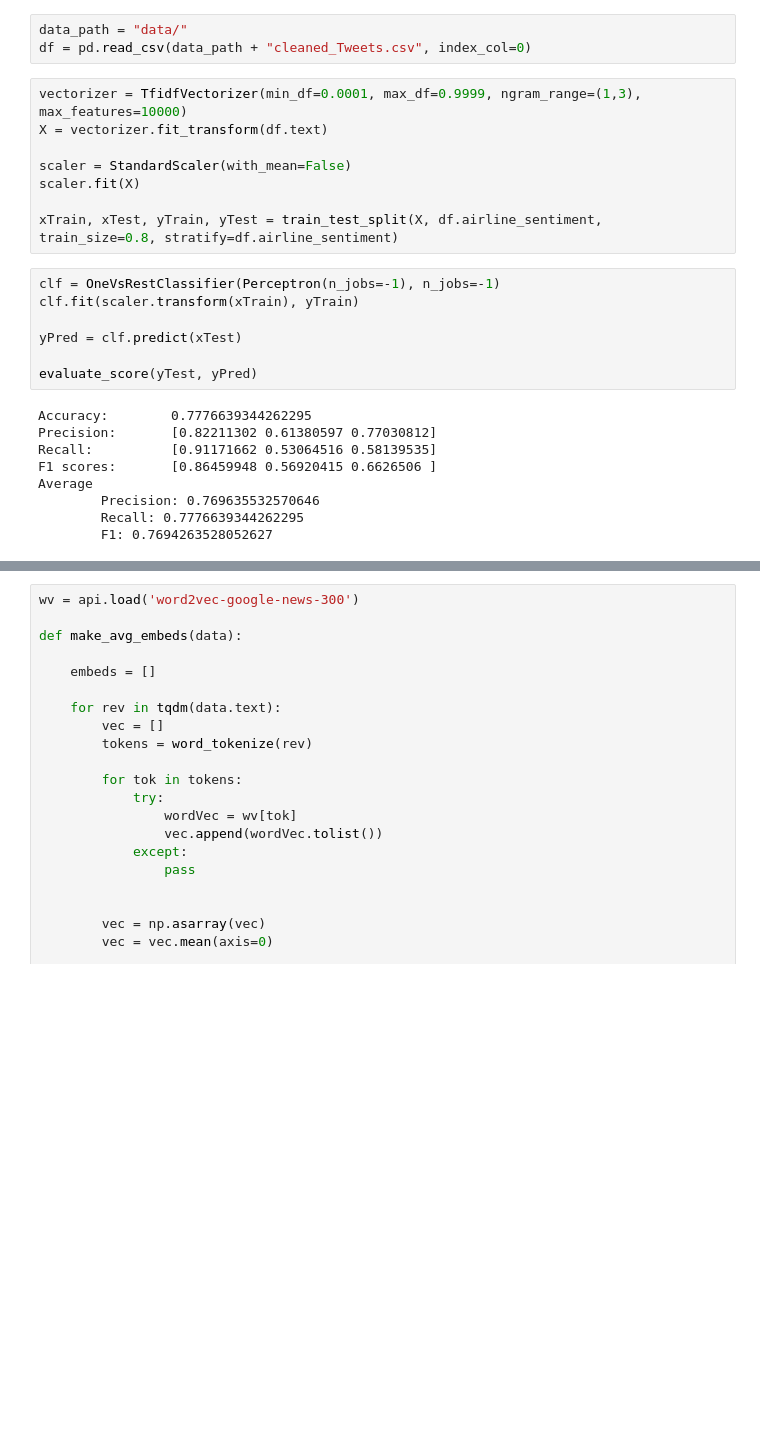
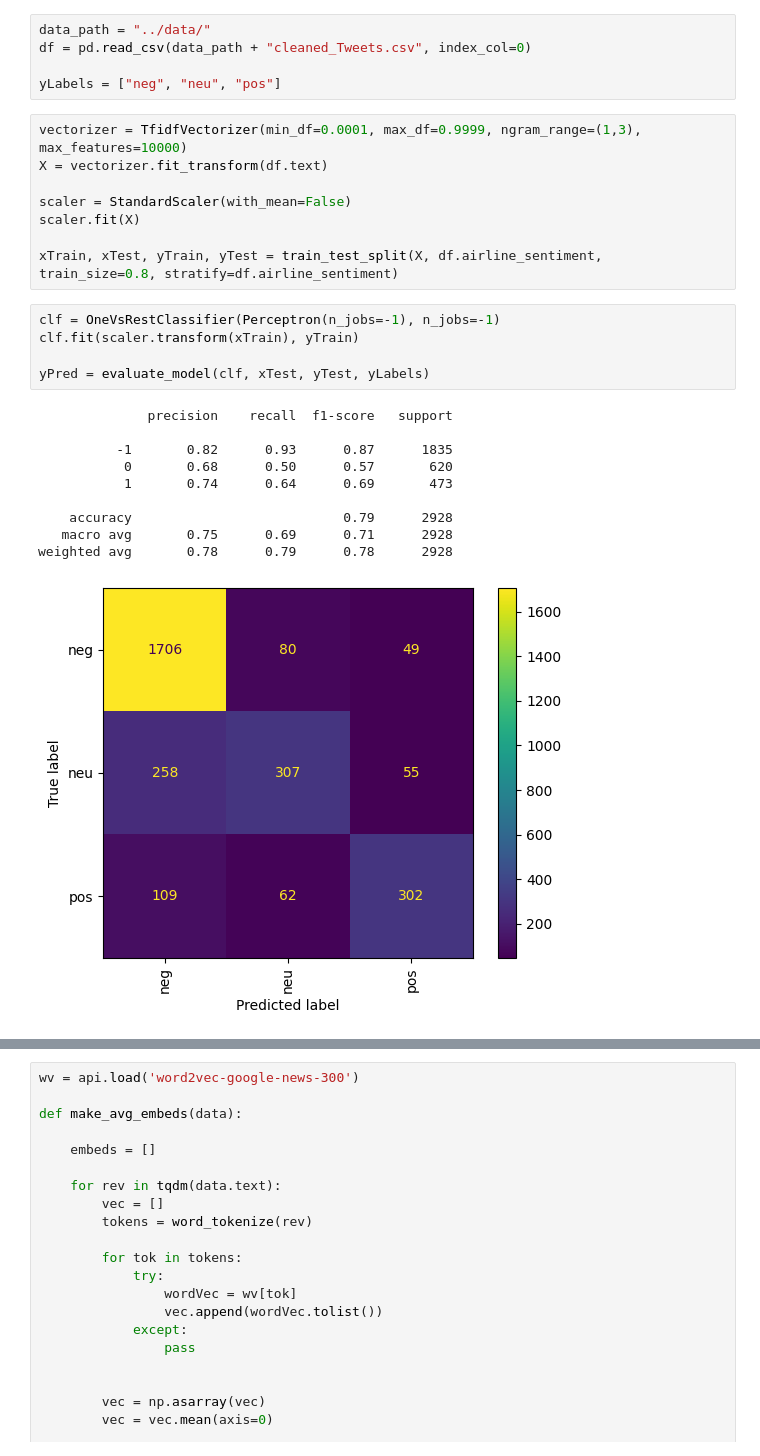
Before and after one commit to cosorio94/natalies-little-helper, a Jupyter notebook: notebooks/sentiment.ipynb, the cells around one changed output, grey strips where cells are left out. Cells and saved outputs as stored; diff of their text form; blank space fills up the shorter version.

```diff
--- a/notebooks/sentiment.ipynb
+++ b/notebooks/sentiment.ipynb
@@ -29,6 +32,8 @@ from util.helpers import evaluate_score
 # %%
-data_path = "data/"
+data_path = "../data/"
 df = pd.read_csv(data_path + "cleaned_Tweets.csv", index_col=0)
+
+yLabels = ["neg", "neu", "pos"]
 # %%
 vectorizer = TfidfVectorizer(min_df=0.0001, max_df=0.9999, ngram_range=(1,3), max_features=10000)
 X = vectorizer.fit_transform(df.text)
@@ -40,19 +45,19 @@ xTrain, xTest, yTrain, yTest = train_test_split(X, df.airline_sentiment, train_s
 # %%
 clf = OneVsRestClassifier(Perceptron(n_jobs=-1), n_jobs=-1)
 clf.fit(scaler.transform(xTrain), yTrain)
 
-yPred = clf.predict(xTest)
-
-evaluate_score(yTest, yPred)
+yPred = evaluate_model(clf, xTest, yTest, yLabels)
 # %% [output]
-Accuracy:        0.7776639344262295
-Precision:       [0.82211302 0.61380597 0.77030812]
-Recall:          [0.91171662 0.53064516 0.58139535]
-F1 scores:       [0.86459948 0.56920415 0.6626506 ]
-Average
-        Precision: 0.769635532570646
-        Recall: 0.7776639344262295
-        F1: 0.7694263528052627
+              precision    recall  f1-score   support
+
+          -1       0.82      0.93      0.87      1835
+           0       0.68      0.50      0.57       620
+           1       0.74      0.64      0.69       473
+
+    accuracy                           0.79      2928
+   macro avg       0.75      0.69      0.71      2928
+weighted avg       0.78      0.79      0.78      2928
+[figure, added]
 # %%
 clf = LinearSVC()
 clf.fit(xTrain, yTrain)
```
Also changed, not shown: parts of 23 cells of this notebook, 3 other files.
